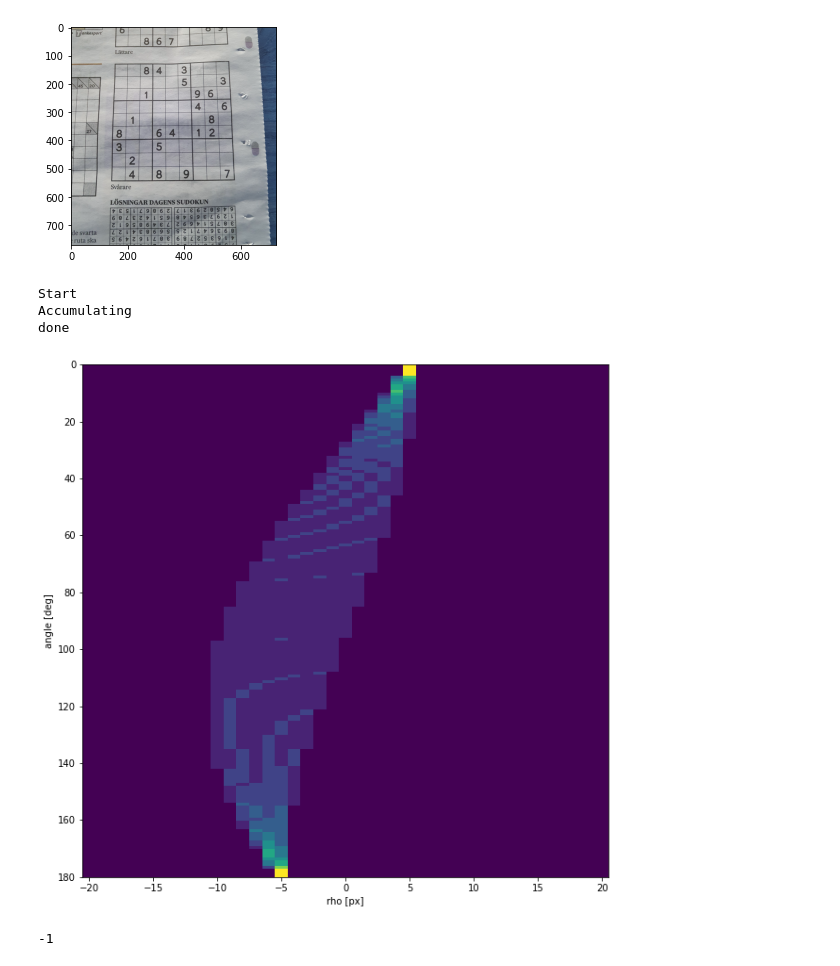
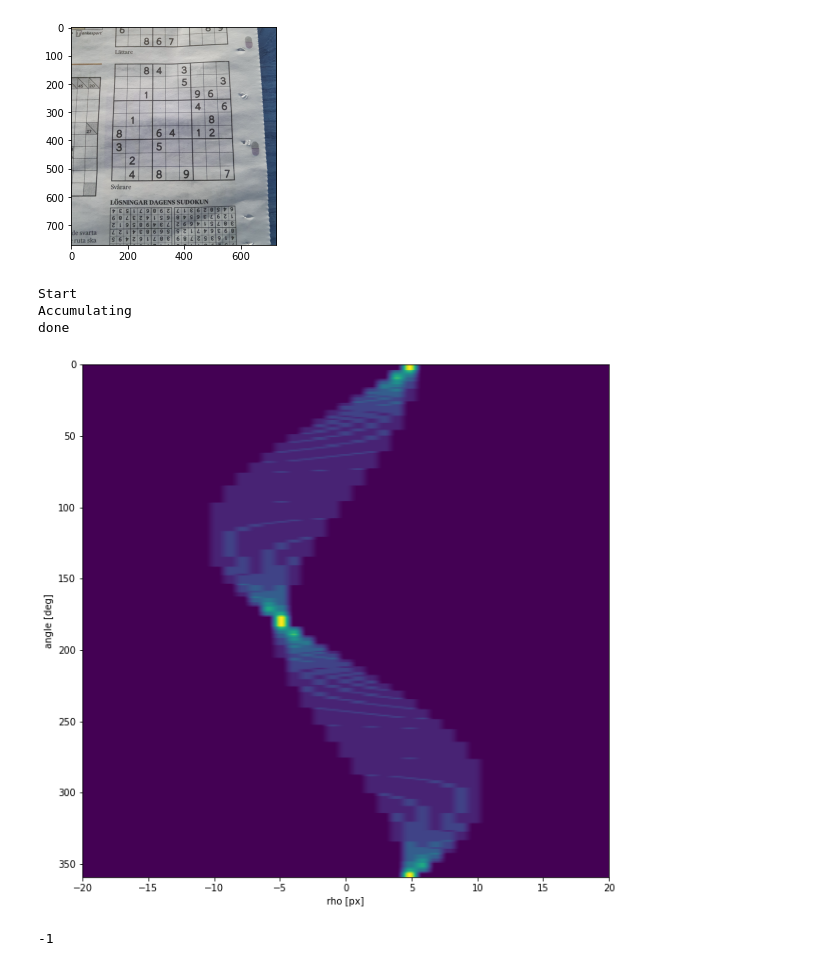
Before and after one commit to emanuelen5/sudoku-solver, a Jupyter notebook: hough.ipynb, the cells around one changed output. Drawn from its saved outputs; the diff is of its cells as text; code cells hidden in the pictures.

```diff
--- a/hough.ipynb
+++ b/hough.ipynb
@@ -19,20 +20,19 @@ plt.imshow(img)
 # %%
 fig = plt.figure()
 fig.set_size_inches(10, 10)
 single_line = np.zeros((10, 10), np.uint8)
 single_line[:, 5] = 1
-acc2 = hough.houghaccum(single_line)
-rows, cols = acc2.shape
+acc2 = HoughAccumulator(single_line)
 ax = plt.gca()
-ax.imshow(acc2, extent=[-cols/2, cols/2, rows, 0])
+ax.imshow(acc2.acc, extent=[acc2.col_to_rho(0), acc2.col_to_rho(-1), acc2.row_to_theta(-1), acc2.row_to_theta(0)])
 ax.set_xlabel("rho [px]")
 ax.set_ylabel("angle [deg]")
 ax.set_aspect(aspect="auto")
 # %% [output]
 Start
 Accumulating
 done
-[figure, old version]
+[figure, new version]
 # %%
 import cv2
 import numpy as np
```
Also changed, not shown: parts of 8 cells of this notebook, 1 other file.
